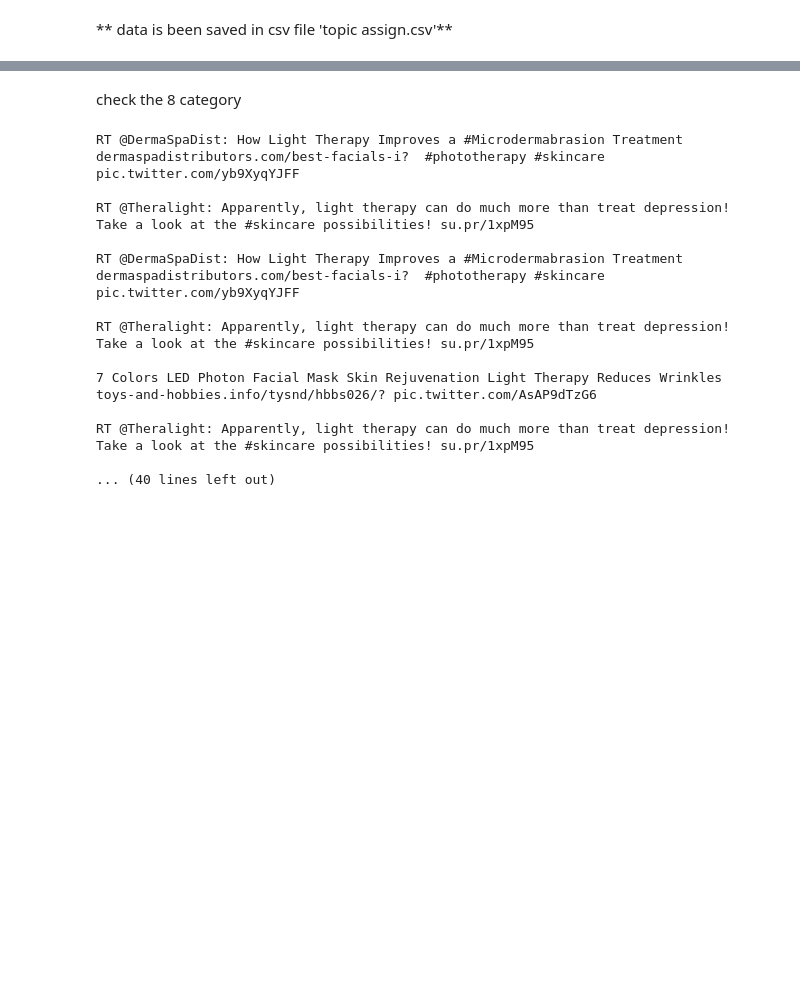
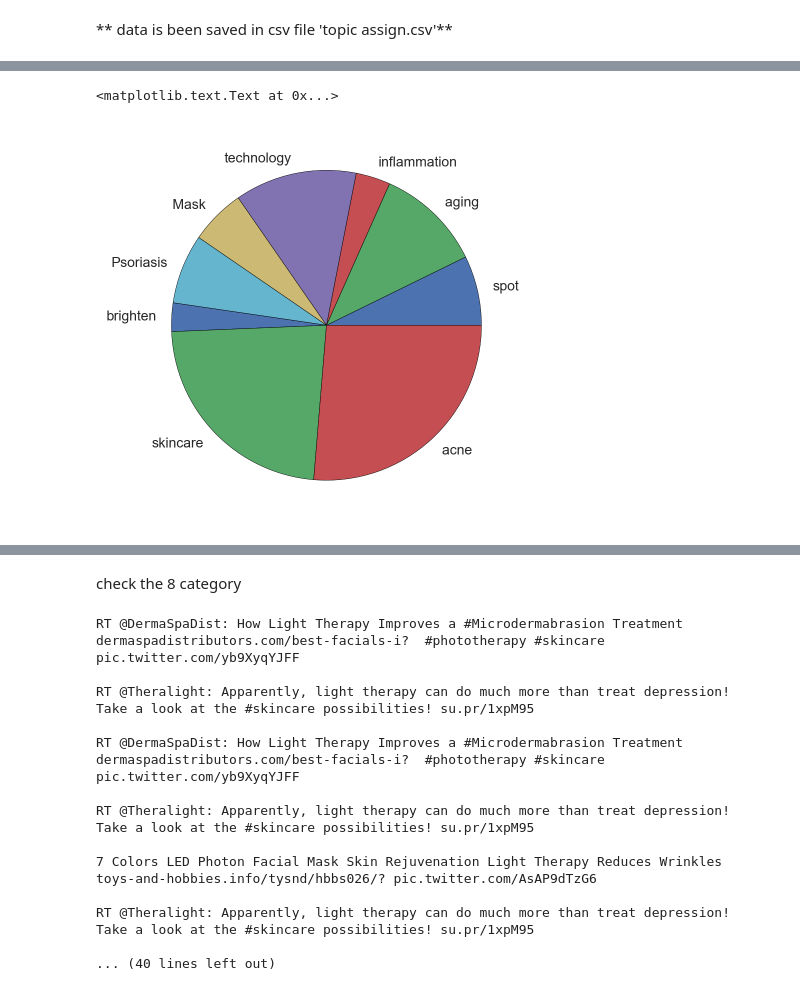
Before and after one commit to MiyainNYC/NLP-projects, a Jupyter notebook: Customer_review_US/lda.ipynb, the cells around one changed output, grey strips where cells are left out. Drawn from its saved outputs; the diff is of its cells as text; code cells hidden in the pictures; blank space fills up the shorter version.

```diff
--- a/Customer_review_US/lda.ipynb
+++ b/Customer_review_US/lda.ipynb
@@ -154,9 +290,10 @@ for i in range(len(corpus)):
 # %%
-df_bow = pd.DataFrame({'original_text':content.content.values,
+del(list)
+df_bow = pd.DataFrame({
              'corpus':corpus,
-            'assign':assign,
+            'assign':list(map(lambda x:"Topic_"+str(x),assign)),
             'conf_score':conf_score,
-                      'bow':cleaned_list})
+                      'bow':cleaned_list_filtered})
 # %% [markdown]
 ** data is been saved in csv file 'topic assign.csv'**
 # %%
@@ -171,0 +307,7 @@ plt.figure(figsize=(5,5))
+# %%
+plt.figure(figsize = (5,5))
+pd.DataFrame({'topic':topic_exp_all,'count':count_part}).set_index('topic')['count'].plot(kind = 'pie')
+plt.ylabel('')
+# %% [output]
+<matplotlib.text.Text at 0x...>
+[figure, added]
```
Also changed, not shown: parts of 44 cells of this notebook.
